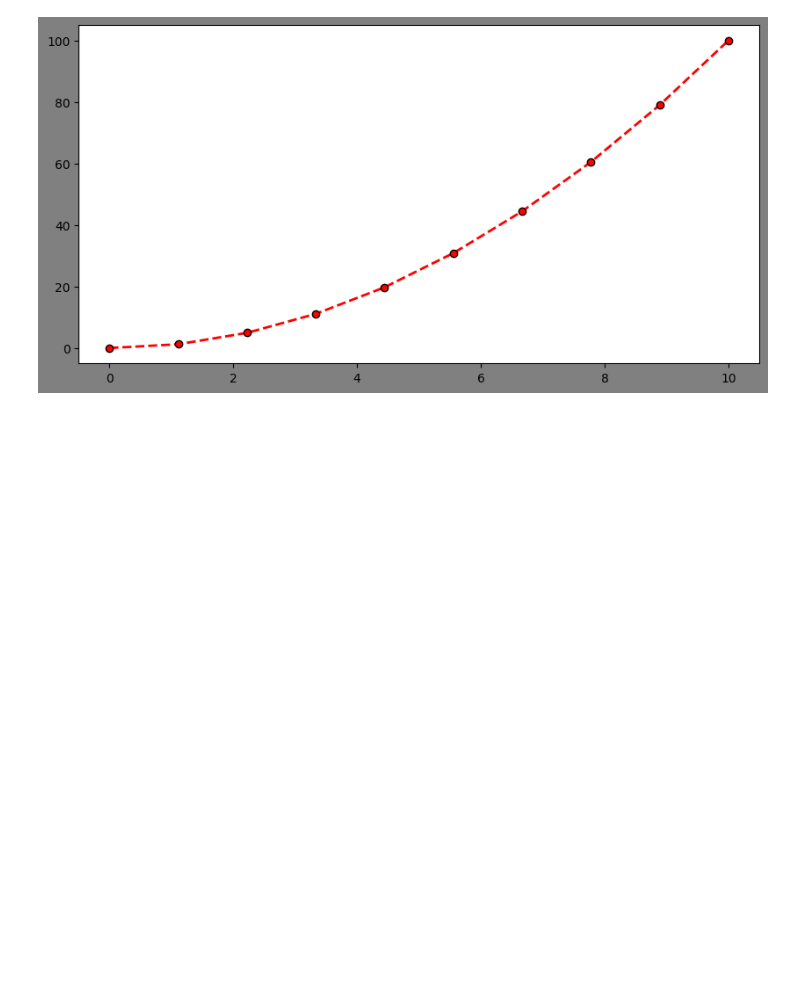
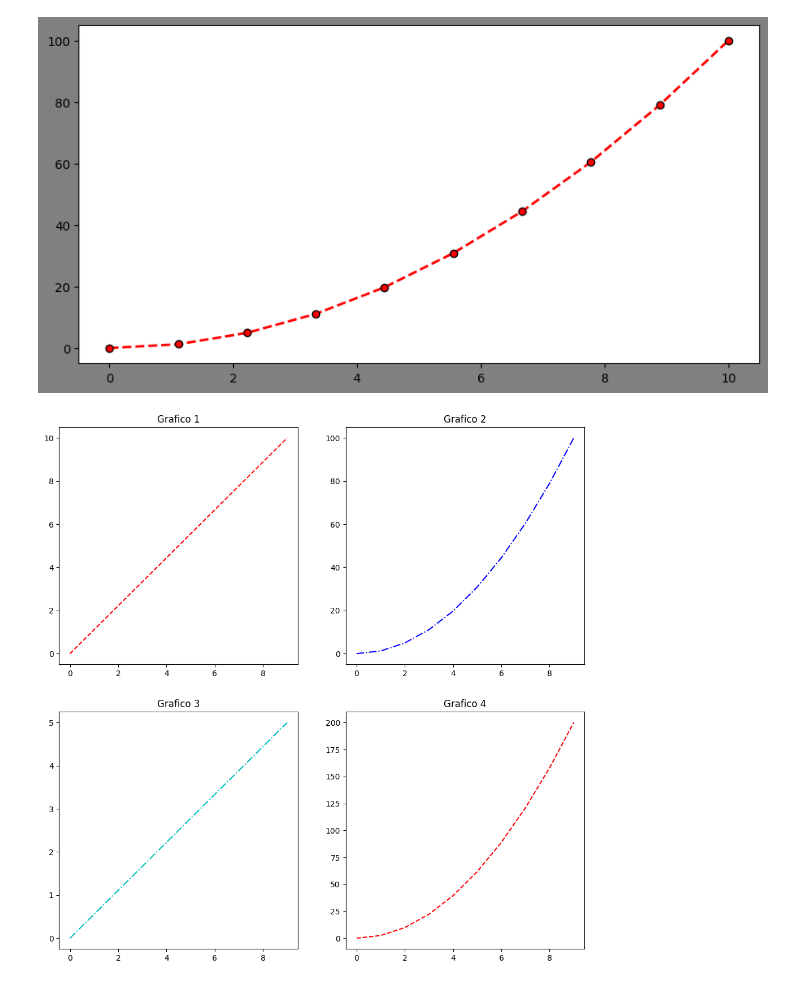
Before and after one commit to Pedro12052005/pedro0508_IABD, a Jupyter notebook: aula03/teste.ipynb, the cells around one changed output. Drawn from its saved outputs; the diff is of its cells as text; code cells hidden in the pictures; blank space fills up the shorter version.

Commit message:
base de dados

```diff
--- a/aula03/teste.ipynb
+++ b/aula03/teste.ipynb
@@ -15,3 +15,26 @@ plt.plot(dados_x, dados_y,
 # %% [output]
 [<matplotlib.lines.Line2D at 0x...>]
 [figure]
+# %%
+linhas = 2
+colunas = 2
+plt.figure(figsize=(12,12))
+plt.subplot(linhas,colunas,1) # define o numero de linhas e colunas
+plt.plot(dados_x,'r--')
+plt.title("Grafico 1")
+#grafico2
+plt.subplot(linhas,colunas,2) # define o numero de linhas e colunas
+plt.plot(dados_x * dados_x,'b-.')
+plt.title("Grafico 2")
+#grafico3
+plt.subplot(linhas,colunas,3) # define o numero de linhas e colunas
+plt.plot(dados_x/2,'c-.')
+plt.title("Grafico 3")
+#grafico4
+plt.subplot(linhas,colunas,4) # define o numero de linhas e colunas
+plt.plot(dados_y*2,'r--')
+plt.title("Grafico 4")
+plt.savefig("Exemplo subplot.jpg", dpi=300,transparent=True,
+            bbox_inches= 'tight') # comando para salvar a figura
+# %% [output]
+[figure, added]
```
Also changed, not shown: parts of 4 cells of this notebook, 1 other file.
